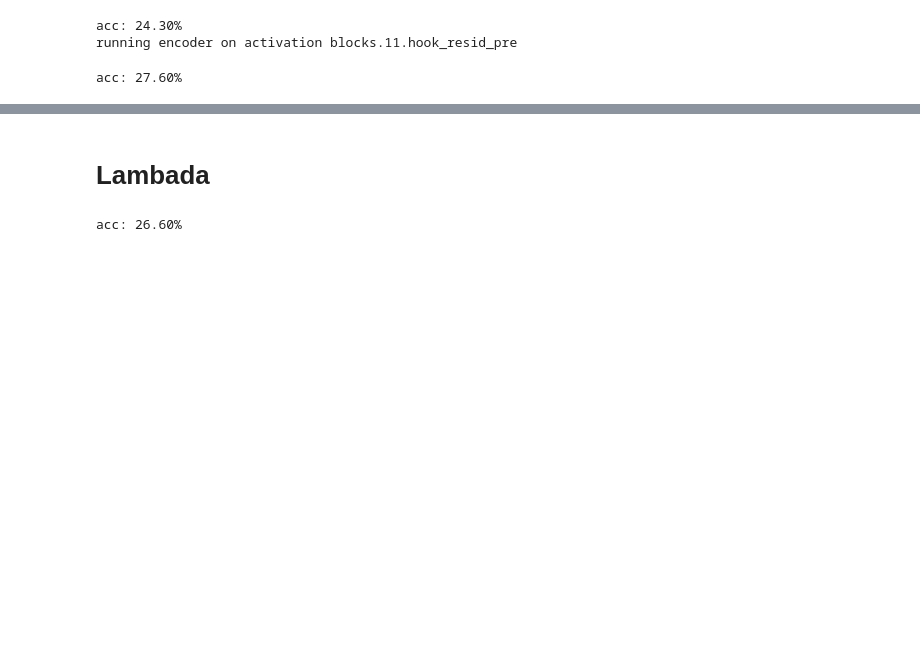
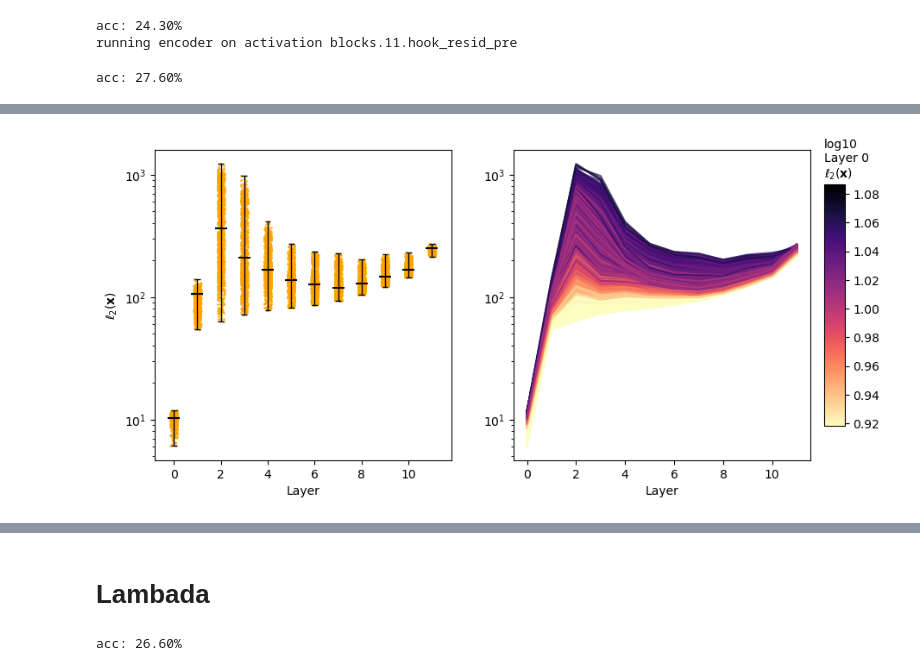
Before and after one commit to evanhanders/sae_validation_blogpost, a Jupyter notebook: gpt2_small_autoencoder_benchmarks.ipynb, the cells around one changed output, grey strips where cells are left out. Cells and saved outputs as stored; diff of their text form; code cells hidden in the pictures; blank space fills up the shorter version.

```diff
--- a/gpt2_small_autoencoder_benchmarks.ipynb
+++ b/gpt2_small_autoencoder_benchmarks.ipynb
@@ -1057,0 +1087,4 @@ fig.savefig('layer_effect_cbt.png', dpi=300, bbox_inches='tight')
+# %%
+layer_effect_plot('l2_activation', df, lambada_points, 'cbt', yscale='log', ylim=None)
+# %% [output]
+[figure, added]
```
Also changed, not shown: parts of 19 cells of this notebook, 14 other files.
